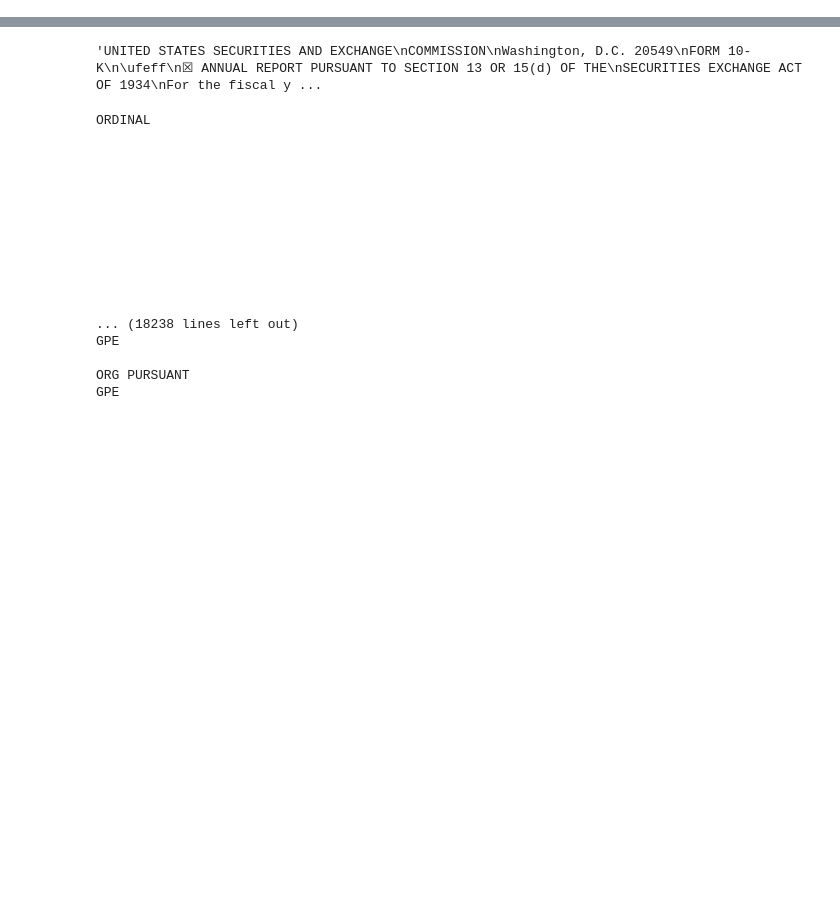
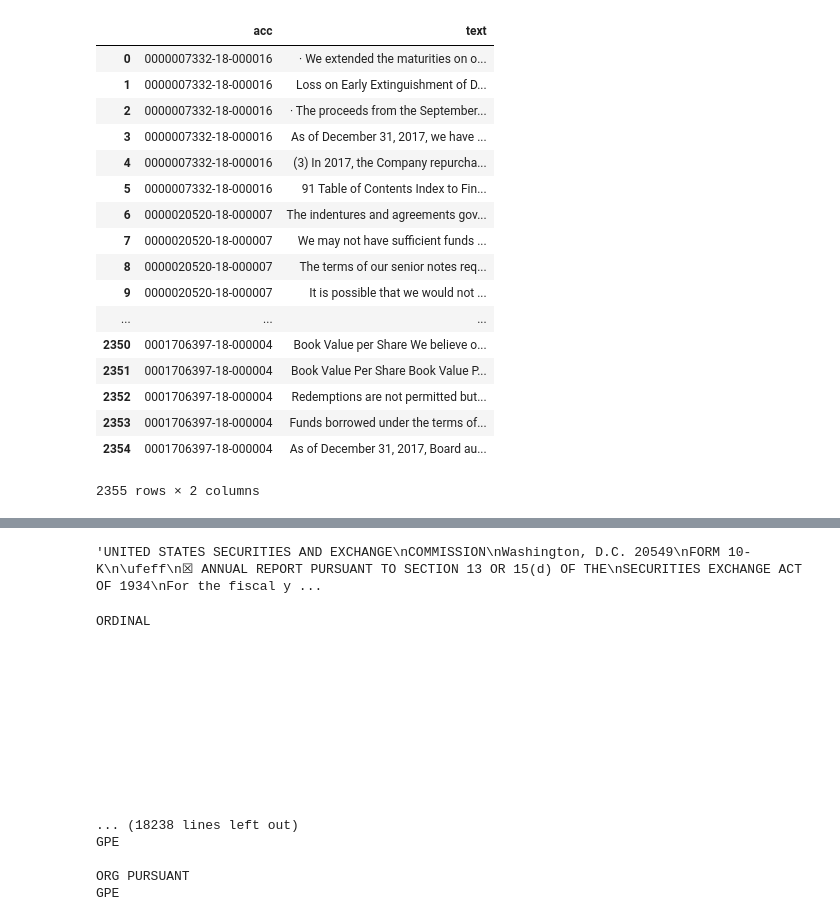
Before and after one commit to DataScienceBS/data-question-8-splashing-lionesses, a Jupyter notebook: New Constructs.ipynb, the cells around one changed output, grey strips where cells are left out. Drawn from its saved outputs; the diff is of its cells as text; code cells hidden in the pictures; blank space fills up the shorter version.

Commit message:
soup into df

```diff
--- a/New Constructs.ipynb
+++ b/New Constructs.ipynb
@@ -7,6 +7,7 @@
 #!python -m spacy link en_core_web_md en_default
 # %%
 import pandas as pd
+import numpy as np
 import os
 from bs4 import BeautifulSoup
 import time
@@ -16,3 +17,4 @@ import nltk
 
 df_train = pd.read_csv('share_repurchase_paragraphs.csv')
 df_train = df_train.apply(lambda x: x.astype(str).str.lower())
+compiled_df = pd.DataFrame(columns=['acc','text'])
@@ -19,11 +23,8 @@ df_train = df_train.apply(lambda x: x.astype(str).str.lower())
 # %%
 start = time.time()
 
-path = "data/nc_validation_filings_test/"
+path = "data/nc_validation_filings/"
 file_pattern = r"[\d-]+"
-
-acc_df = pd.DataFrame()
-dict_zip = {}
 
 for filename in os.listdir(path):
      if filename.endswith('.html'):
@@ -33,15 +34,20 @@ for filename in os.listdir(path):
             soup.head.extract()
             soup = soup.get_text().strip()
             sentences = nltk.sent_tokenize(soup)
-            key = re.findall(file_pattern, fname)
-            values = [sentence for sentence in sentences if "repurchase" in sentence]
+            value = [sentence for sentence in sentences if "repurchase" in sentence]
+            key = re.findall(file_pattern, fname) * len(value)
+            compiled_df = compiled_df.append(pd.DataFrame({'acc': key, 'text': value}), ignore_index=True)
 
+#            d.update({key:value})
+#            keys.append(key)
+#            values.append(value)
+#            compiled_df['text'] = value
+#            compiled_df['acc'] = key
 
-
+## stripping head -- later replaced by .head.extract ##
 #head_reg = r"<head>.*</head>"
 #soup = re.sub(head_reg, '', str(soup), 0, re.MULTILINE)
 
 end = time.time()
 print(end-start)
-#print(soup)
 # %% [output]
@@ -52,0 +55,6 @@ soup = soup.strip()
+# %%
+compiled_df['text'] = compiled_df['text'].str.replace(u'\n',' ')
+compiled_df['text'] = compiled_df['text'].str.replace(u'\ufeff',' ')
+compiled_df['text'] = compiled_df['text'].str.replace('  ',' ')
+compiled_df['text'] = compiled_df['text'].str.replace('  ',' ')
+compiled_df['text'] = compiled_df['text'].str.replace('  ',' ')
@@ -52,0 +79,21 @@ soup = soup.strip()
+# %%
+compiled_df
+# %% [output]
+|  | acc | text |
+| 0 | 0000007332-18-000016 | · We extended the maturities on o... |
+| 1 | 0000007332-18-000016 | Loss on Early Extinguishment of D... |
+| 2 | 0000007332-18-000016 | · The proceeds from the September... |
+| 3 | 0000007332-18-000016 | As of December 31, 2017, we have ... |
+| 4 | 0000007332-18-000016 | (3) In 2017, the Company repurcha... |
+| 5 | 0000007332-18-000016 | 91 Table of Contents Index to Fin... |
+| 6 | 0000020520-18-000007 | The indentures and agreements gov... |
+| 7 | 0000020520-18-000007 | We may not have sufficient funds ... |
+| 8 | 0000020520-18-000007 | The terms of our senior notes req... |
+| 9 | 0000020520-18-000007 | It is possible that we would not ... |
+| ... | ... | ... |
+| 2350 | 0001706397-18-000004 | Book Value per Share We believe o... |
+| 2351 | 0001706397-18-000004 | Book Value Per Share Book Value P... |
+| 2352 | 0001706397-18-000004 | Redemptions are not permitted but... |
+| 2353 | 0001706397-18-000004 | Funds borrowed under the terms of... |
+| 2354 | 0001706397-18-000004 | As of December 31, 2017, Board au... |
+2355 rows × 2 columns
```
Also changed, not shown: parts of 7 cells of this notebook.
